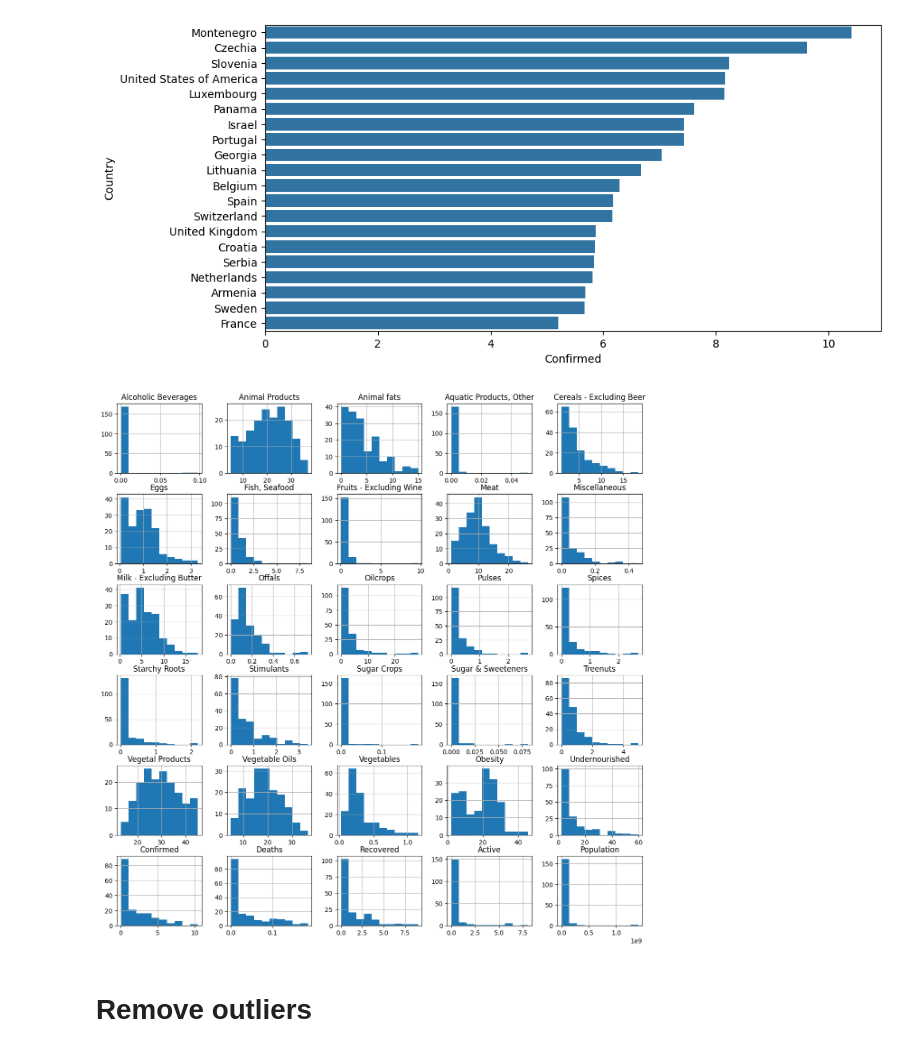
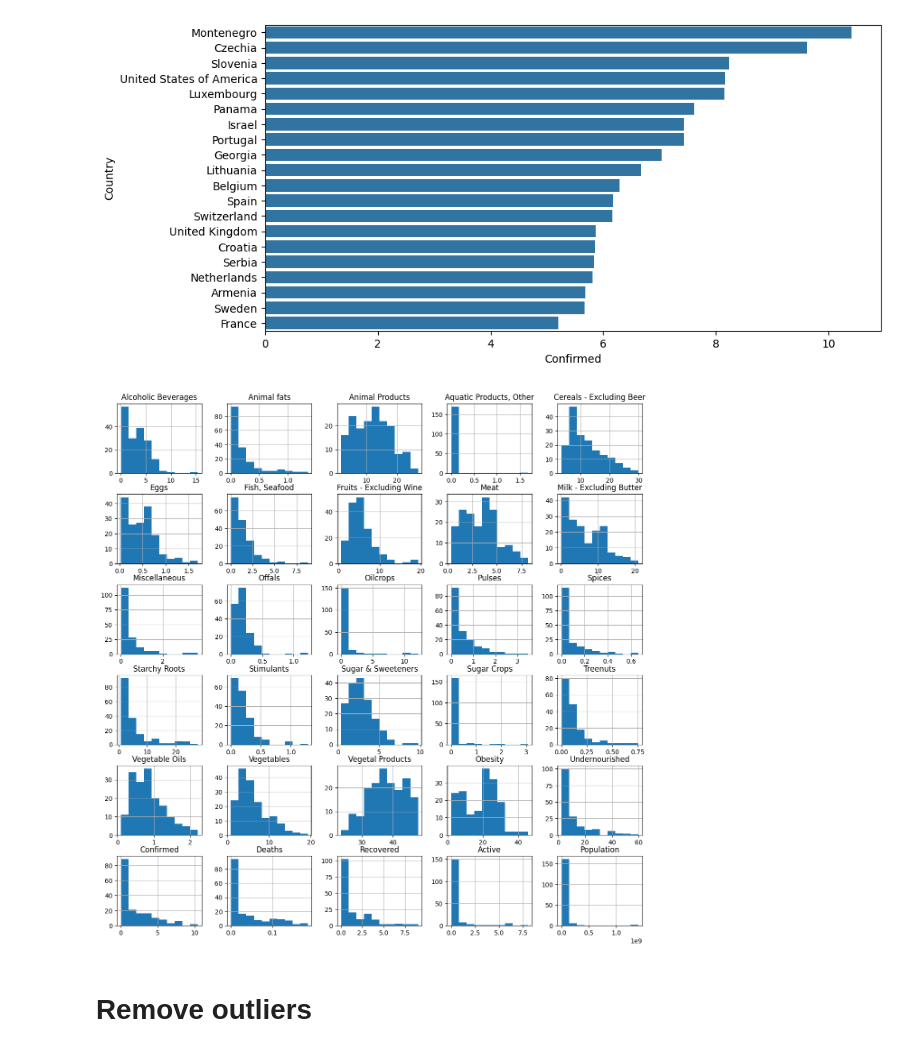
Before and after one commit to BabyKangaroo117/Food_Effect_Covid, a Jupyter notebook: Train_Model/model.ipynb, the cells around one changed output. Cells and saved outputs as stored; diff of their text form; code cells hidden in the pictures.

```diff
--- a/Train_Model/model.ipynb
+++ b/Train_Model/model.ipynb
@@ -83,10 +83,10 @@ See the caveats in the documentation: https://pandas.pydata.org/pandas-docs/stab
 [figure]
 # %%
 # Distribution of fat features
-fat = fat.drop("Country", axis=1)
-fat.hist(figsize=(15, 15));
+quantity = quantity.drop("Country", axis=1)
+quantity.hist(figsize=(15, 15));
 # %% [output]
-[figure, old version]
+[figure, new version]
 # %% [markdown]
 # Remove outliers
 # %%
```
Also changed, not shown: parts of 21 cells of this notebook, 2 other files.
